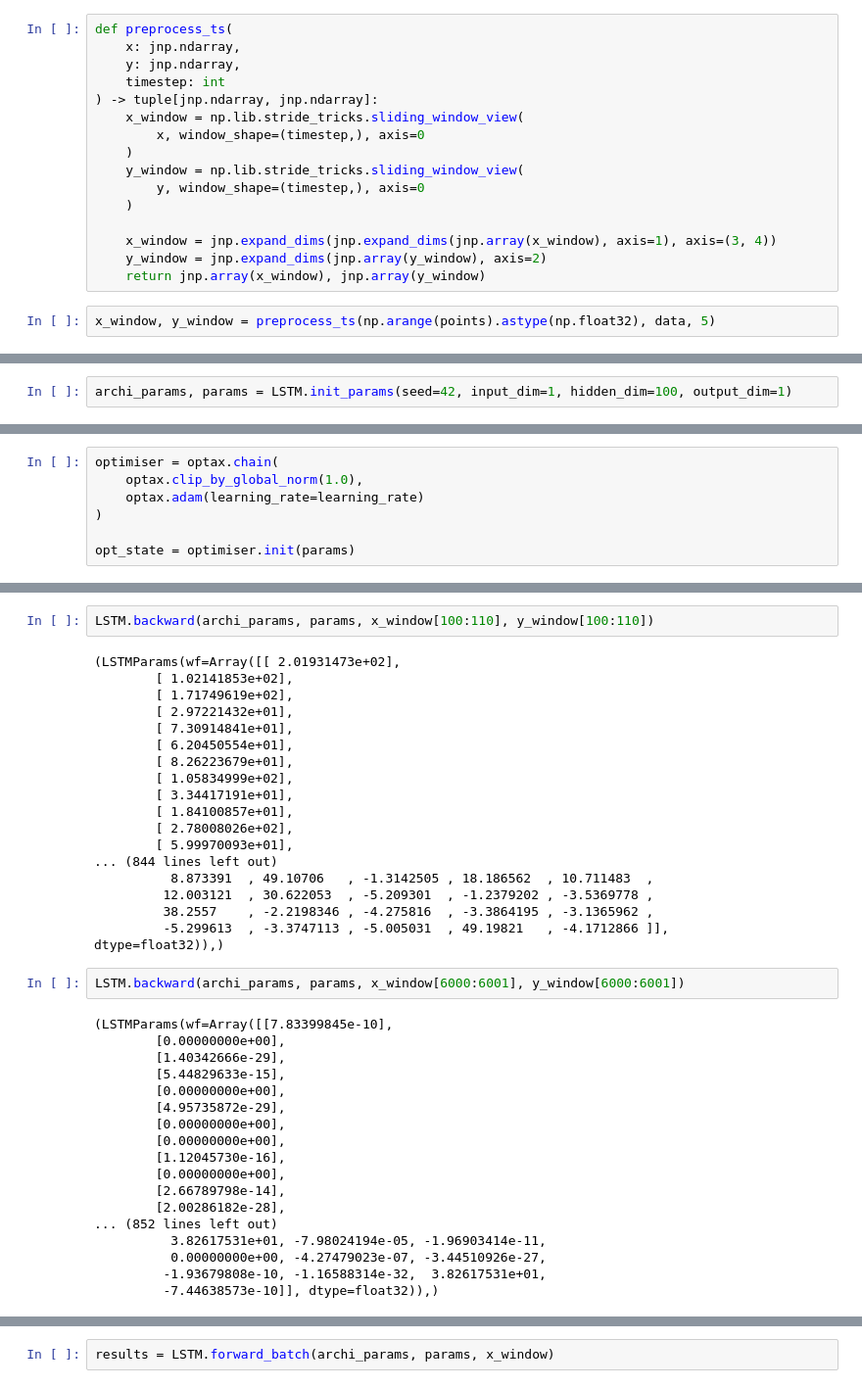
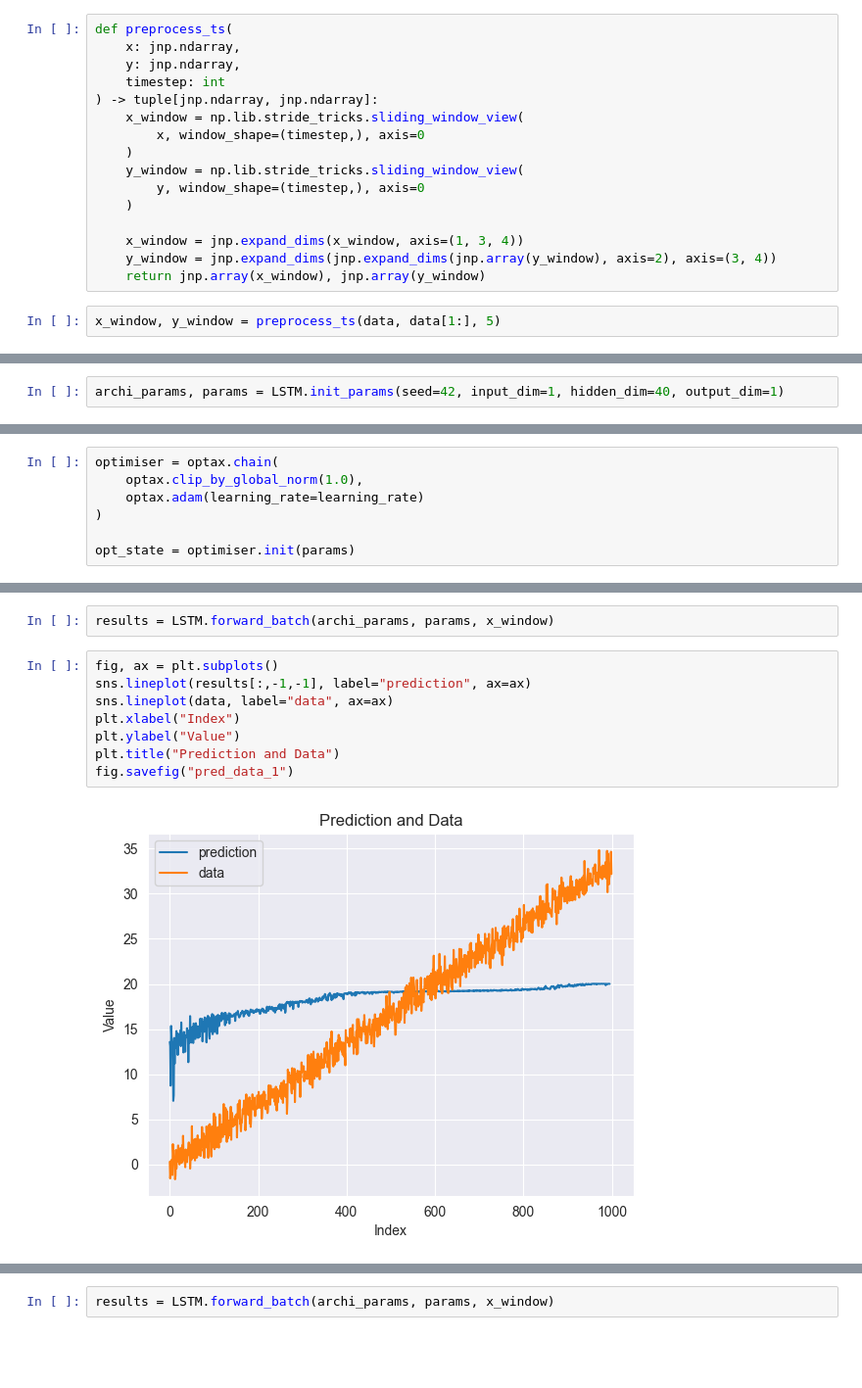
Before and after one commit to nixonwidjaja/dsa4212, a Jupyter notebook: lstm/lstm_test.ipynb, the cells around one changed output, grey strips where cells are left out. Shown at 98% size. Saved outputs shown, nothing was run; the diff lists cells and outputs as text; blank space fills up the shorter version.

```diff
--- a/lstm/lstm_test.ipynb
+++ b/lstm/lstm_test.ipynb
@@ -67,11 +74,11 @@ def preprocess_ts(
         y, window_shape=(timestep,), axis=0
     )
 
-    x_window = jnp.expand_dims(jnp.expand_dims(jnp.array(x_window), axis=1), axis=(3, 4))
-    y_window = jnp.expand_dims(jnp.array(y_window), axis=2)
+    x_window = jnp.expand_dims(x_window, axis=(1, 3, 4))
+    y_window = jnp.expand_dims(jnp.expand_dims(jnp.array(y_window), axis=2), axis=(3, 4))
     return jnp.array(x_window), jnp.array(y_window)
 # %%
-x_window, y_window = preprocess_ts(np.arange(points).astype(np.float32), data, 5)
+x_window, y_window = preprocess_ts(data, data[1:], 5)
 # %% [markdown]
 Each input will be a 2D array, with each 1D array inside it containing the time series for one variate.
 # %%
@@ -117,5 +124,5 @@ Array([[[-0.25528347],
 # %%
-archi_params, params = LSTM.init_params(seed=42, input_dim=1, hidden_dim=100, output_dim=1)
+archi_params, params = LSTM.init_params(seed=42, input_dim=1, hidden_dim=40, output_dim=1)
 # %%
 from lstm import sigmoid
 # %%
@@ -276,43 +313,15 @@ Array(408.027, dtype=float32)
-# %%
-LSTM.backward(archi_params, params, x_window[100:110], y_window[100:110])
-# %% [output]
-(LSTMParams(wf=Array([[ 2.01931473e+02],
-        [ 1.02141853e+02],
-        [ 1.71749619e+02],
-        [ 2.97221432e+01],
-        [ 7.30914841e+01],
-        [ 6.20450554e+01],
-        [ 8.26223679e+01],
-        [ 1.05834999e+02],
-        [ 3.34417191e+01],
-        [ 1.84100857e+01],
-        [ 2.78008026e+02],
-        [ 5.99970093e+01],
-... (844 lines left out)
-          8.873391  , 49.10706   , -1.3142505 , 18.186562  , 10.711483  ,
-         12.003121  , 30.622053  , -5.209301  , -1.2379202 , -3.5369778 ,
-         38.2557    , -2.2198346 , -4.275816  , -3.3864195 , -3.1365962 ,
-         -5.299613  , -3.3747113 , -5.005031  , 49.19821   , -4.1712866 ]],      dtype=float32)),)
-# %%
-LSTM.backward(archi_params, params, x_window[6000:6001], y_window[6000:6001])
-# %% [output]
-(LSTMParams(wf=Array([[7.83399845e-10],
-        [0.00000000e+00],
-        [1.40342666e-29],
-        [5.44829633e-15],
-        [0.00000000e+00],
-        [4.95735872e-29],
-        [0.00000000e+00],
-        [0.00000000e+00],
-        [1.12045730e-16],
-        [0.00000000e+00],
-        [2.66789798e-14],
-        [2.00286182e-28],
-... (852 lines left out)
-          3.82617531e+01, -7.98024194e-05, -1.96903414e-11,
-          0.00000000e+00, -4.27479023e-07, -3.44510926e-27,
-         -1.93679808e-10, -1.16588314e-32,  3.82617531e+01,
-         -7.44638573e-10]], dtype=float32)),)
+# %%
+results = LSTM.forward_batch(archi_params, params, x_window)
+# %%
+fig, ax = plt.subplots()
+sns.lineplot(results[:,-1,-1], label="prediction", ax=ax)
+sns.lineplot(data, label="data", ax=ax)
+plt.xlabel("Index")
+plt.ylabel("Value")
+plt.title("Prediction and Data")
+fig.savefig("pred_data_1")
+# %% [output]
+[figure, added]
 # %%
 params
 # %% [output]
```
Also changed, not shown: parts of 27 cells of this notebook, 4 other files.
